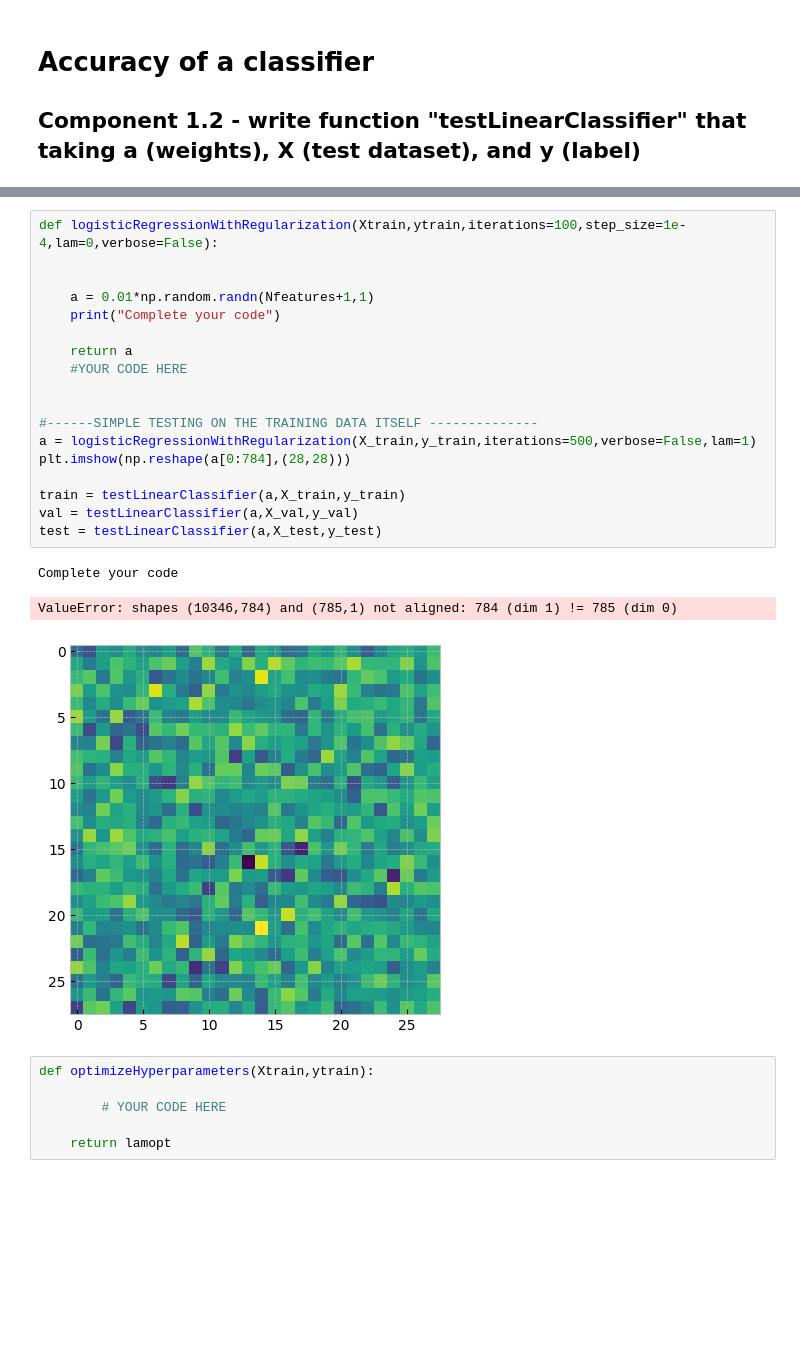
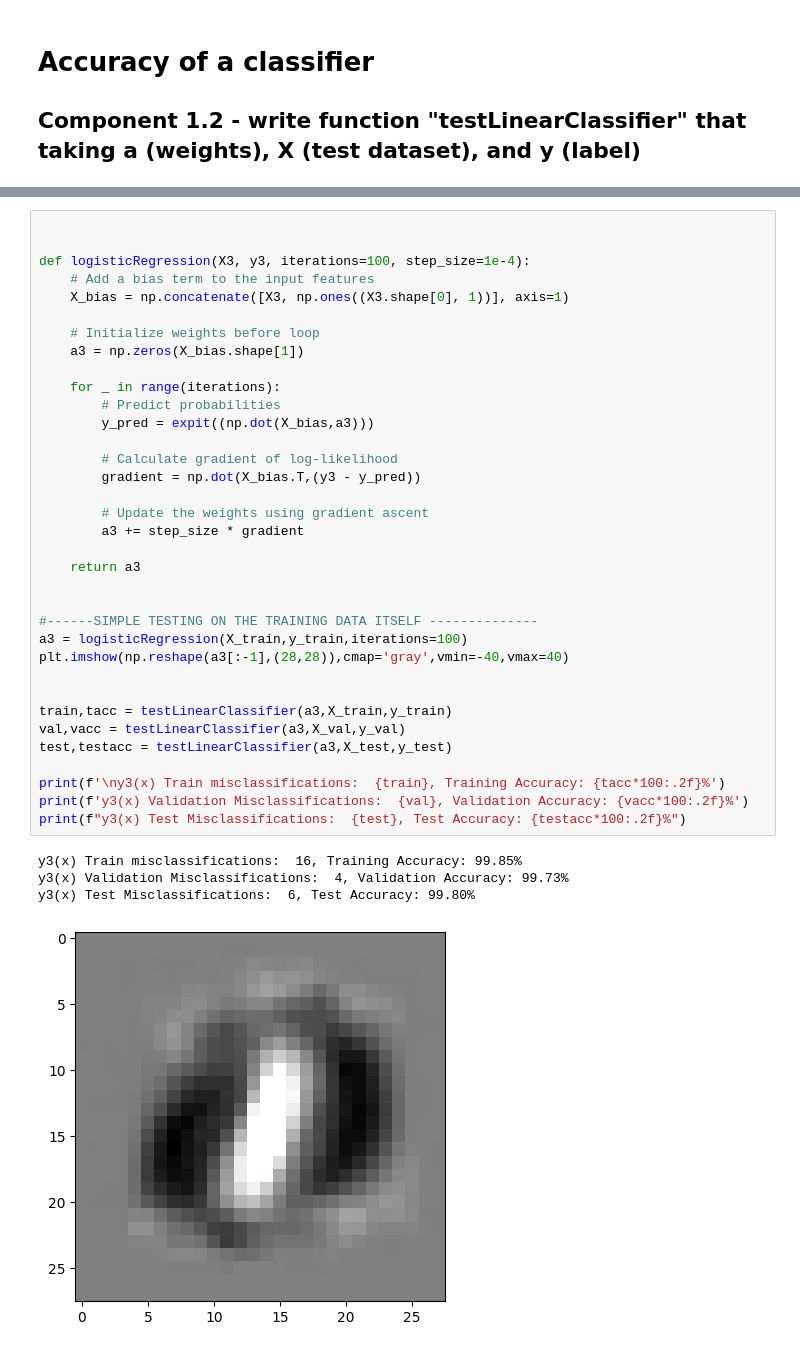
Before and after one commit to JayIke/machine-learning, a Jupyter notebook: MNIST_Classification/Project.ipynb, the cells around one changed output, grey strips where cells are left out. Cells and saved outputs as stored; diff of their text form; blank space fills up the shorter version.

```diff
--- a/MNIST_Classification/Project.ipynb
+++ b/MNIST_Classification/Project.ipynb
@@ -454,28 +228,40 @@ y1 val misclass:  2, 0.019%
-# %%
-def logisticRegressionWithRegularization(Xtrain,ytrain,iterations=100,step_size=1e-4,lam=0,verbose=False):
-
-
-    a = 0.01*np.random.randn(Nfeatures+1,1)
-    print("Complete your code")
-
-    return a
-    #YOUR CODE HERE
-
-
-#------SIMPLE TESTING ON THE TRAINING DATA ITSELF --------------
-a = logisticRegressionWithRegularization(X_train,y_train,iterations=500,verbose=False,lam=1)
-plt.imshow(np.reshape(a[0:784],(28,28)))
-
-train = testLinearClassifier(a,X_train,y_train)
-val = testLinearClassifier(a,X_val,y_val)
-test = testLinearClassifier(a,X_test,y_test)
-# %% [output]
-Complete your code
-ValueError: shapes (10346,784) and (785,1) not aligned: 784 (dim 1) != 785 (dim 0)
-[figure, removed]
-# %%
-def optimizeHyperparameters(Xtrain,ytrain):
-
-        # YOUR CODE HERE
-
-    return lamopt
+# %%
+
+
+def logisticRegression(X3, y3, iterations=100, step_size=1e-4):
+    # Add a bias term to the input features
+    X_bias = np.concatenate([X3, np.ones((X3.shape[0], 1))], axis=1)
+
+    # Initialize weights before loop
+    a3 = np.zeros(X_bias.shape[1])
+
+    for _ in range(iterations):
+        # Predict probabilities
+        y_pred = expit((np.dot(X_bias,a3)))
+
+        # Calculate gradient of log-likelihood
+        gradient = np.dot(X_bias.T,(y3 - y_pred))
+
+        # Update the weights using gradient ascent
+        a3 += step_size * gradient
+
+    return a3
+
+
+#------SIMPLE TESTING ON THE TRAINING DATA ITSELF --------------
+a3 = logisticRegression(X_train,y_train,iterations=100)
+plt.imshow(np.reshape(a3[:-1],(28,28)),cmap='gray',vmin=-40,vmax=40)
+
+
+train,tacc = testLinearClassifier(a3,X_train,y_train)
+val,vacc = testLinearClassifier(a3,X_val,y_val)
+test,testacc = testLinearClassifier(a3,X_test,y_test)
+
+print(f'\ny3(x) Train misclassifications:  {train}, Training Accuracy: {tacc*100:.2f}%')
+print(f'y3(x) Validation Misclassifications:  {val}, Validation Accuracy: {vacc*100:.2f}%')
+print(f"y3(x) Test Misclassifications:  {test}, Test Accuracy: {testacc*100:.2f}%")
+# %% [output]
+y3(x) Train misclassifications:  16, Training Accuracy: 99.85%
+y3(x) Validation Misclassifications:  4, Validation Accuracy: 99.73%
+y3(x) Test Misclassifications:  6, Test Accuracy: 99.80%
+[figure, added]
```
Also changed, not shown: parts of 26 cells of this notebook.
